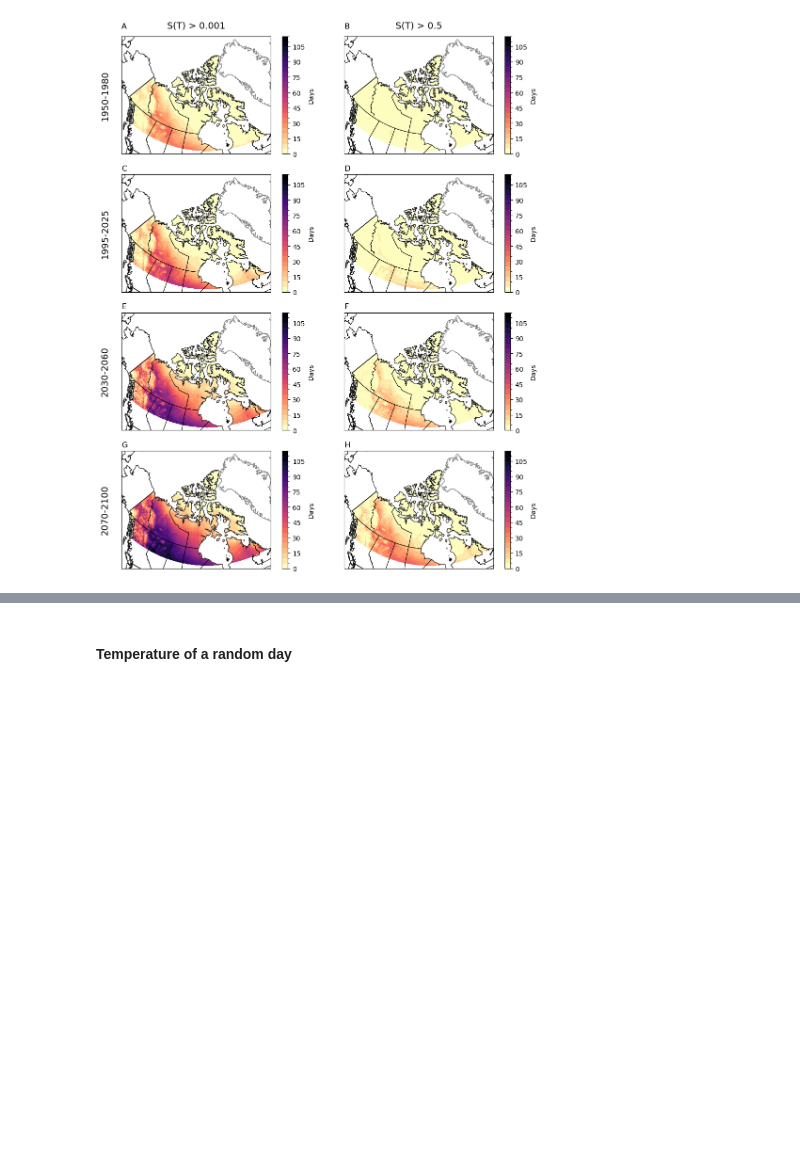
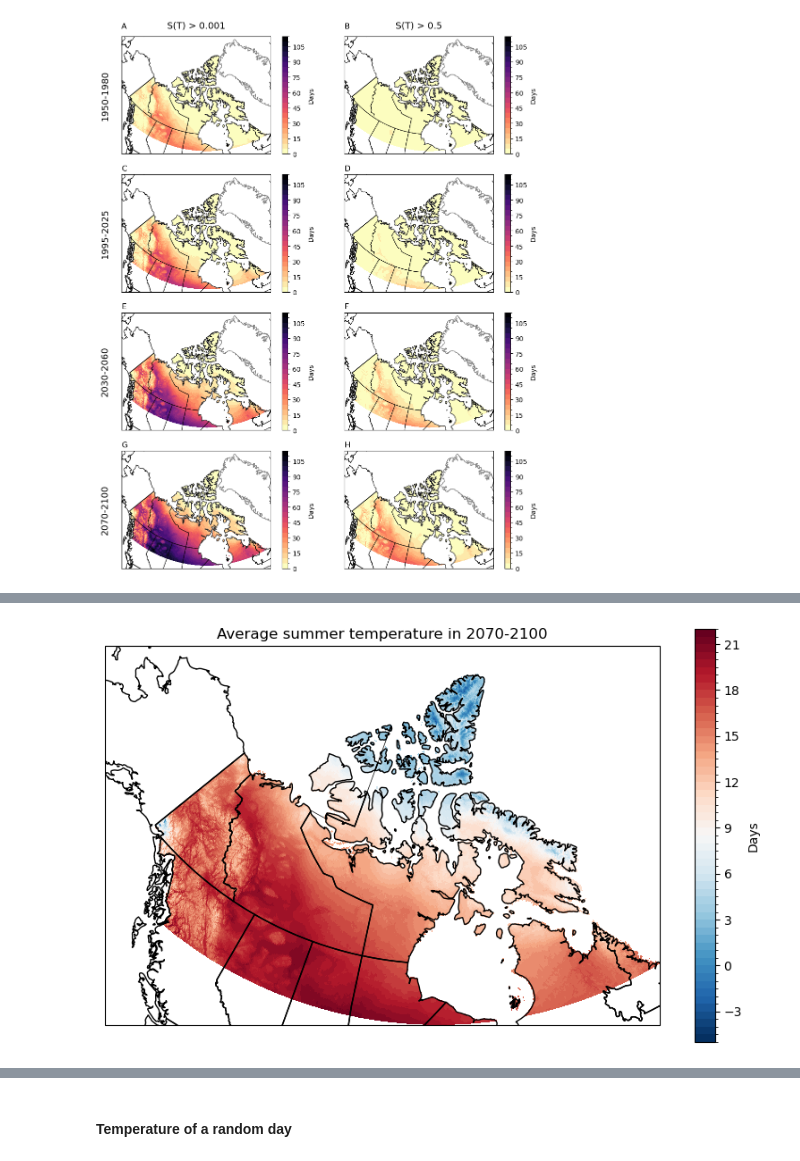
Before and after one commit to BernhardtLab/Arctic-VBD, a Jupyter notebook: 12_mapping.ipynb, the cells around one changed output, grey strips where cells are left out. Cells and saved outputs as stored; diff of their text form; code cells hidden in the pictures; blank space fills up the shorter version.

Commit message:
average summer temp map

```diff
--- a/12_mapping.ipynb
+++ b/12_mapping.ipynb
@@ -1108,0 +1111,12 @@ plt.show()
+# %%
+# Load data
+data = xr.open_mfdataset("data-raw/climate-data/ssp245/tas_day_CanESM5_ssp245_r1i1p2f1_*.nc")
+# %%
+# select spatial domain (Down to central Manitoba)
+lat_bnds = [55, 90]
+lon_bnds = [-143, -59]
+# %%
+# Extract summer temperature (May - Sept)
+data_summer = data.sel(lat = slice(*lat_bnds), lon = slice(*lon_bnds),
+                       time = data.time.dt.month.isin(range(6,9)))
+data_summer
@@ -1108,0 +1185,7 @@ plt.show()
+# %%
+# Subset data based on their time period
+data_hist1 = data_summer.sel(time = data_summer.time.dt.year.isin(range(1950, 1981)))
+data_hist2 = data_summer.sel(time = data_summer.time.dt.year.isin(range(1995, 2026)))
+data_future1 = data_summer.sel(time = data_summer.time.dt.year.isin(range(2030, 2061)))
+data_future2 = data_summer.sel(time = data_summer.time.dt.year.isin(range(2070, 2101)))
+data_future2
@@ -1108,0 +1254,41 @@ plt.show()
+# %%
+levels = np.arange(-5, 22.5, 0.5)
+# set up axes with the 'PlateCarree' rectangular coordinate projection for plotting a map
+fig, ax = plt.subplots(subplot_kw = dict(projection = ccrs.AzimuthalEquidistant(central_longitude = -90, central_latitude = 90)),
+                       figsize = (10, 6))
+
+# Limit the map to -60 degrees latitude and below:
+#ax.set_extent([-140, -60, 64, 90], ccrs.PlateCarree())
+#ax.set_extent([-85, -73.6, 41.6, 46.9], ccrs.PlateCarree())
+#ax.set_extent([-88, -120.6, 64.4, 74], ccrs.PlateCarree()) # Kitimeot region
+
+# plot the data with 20 filled contours
+data_future2["tas"].mean('time').plot.pcolormesh(ax = ax,
+                                         transform = ccrs.PlateCarree(),
+                                         levels = levels,
+                                         cmap = 'RdBu_r',
+                                         cbar_kwargs = {'label': 'Days', 'orientation': 'vertical'}
+                                        )
+
+# add coastlines to the map so we can easily determine what is land and what is not
+# ax.coastlines()
+
+# add provincial borders and make sure they're plotted on top of the contour data
+ax.add_feature(cfeature.STATES, zorder = 1)
+#ax.add_feature(cfeature.LAKES, zorder = 1)
+province_boundaries = cfeature.NaturalEarthFeature(
+        category='cultural',
+        name='admin_1_states_provinces_lines',
+        scale='50m',
+        facecolor='none' # To avoid filling the provinces with color
+    )
+ax.add_feature(province_boundaries, edgecolor='black', linewidth=0.5)
+
+# plot title
+ax.set_title("Average summer temperature in 2070-2100")
+
+#plt.savefig("figures/S_0.05_2070-2100.png", dpi=300, bbox_inches="tight")
+
+plt.show()
+# %% [output]
+[figure, added]
```
Also changed, not shown: parts of 7 cells of this notebook, 2 other files.
